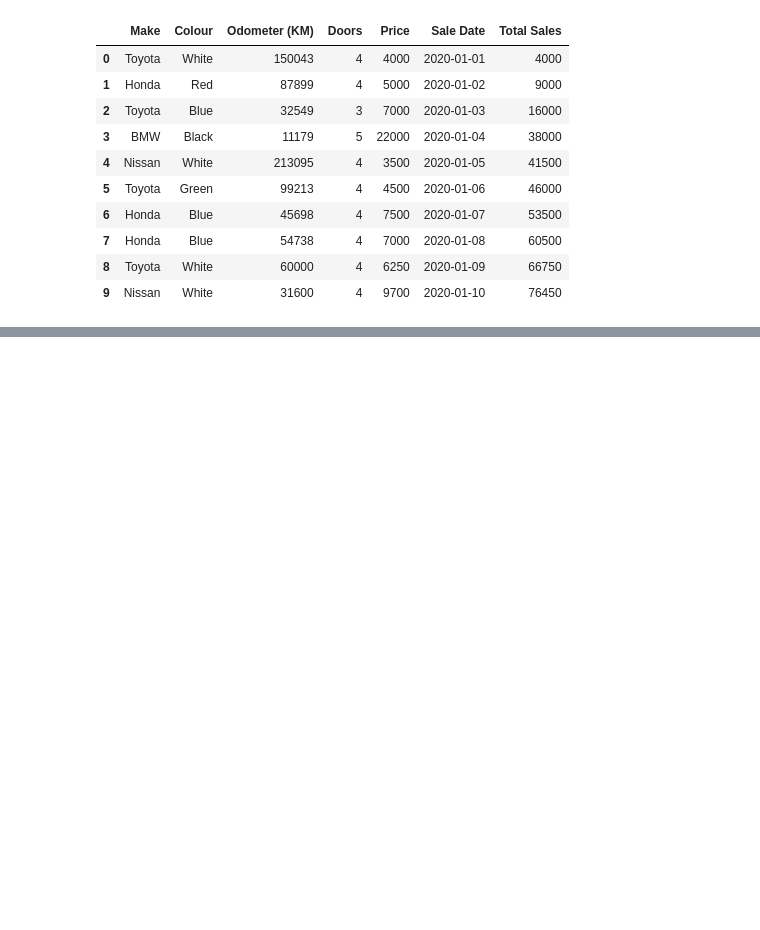
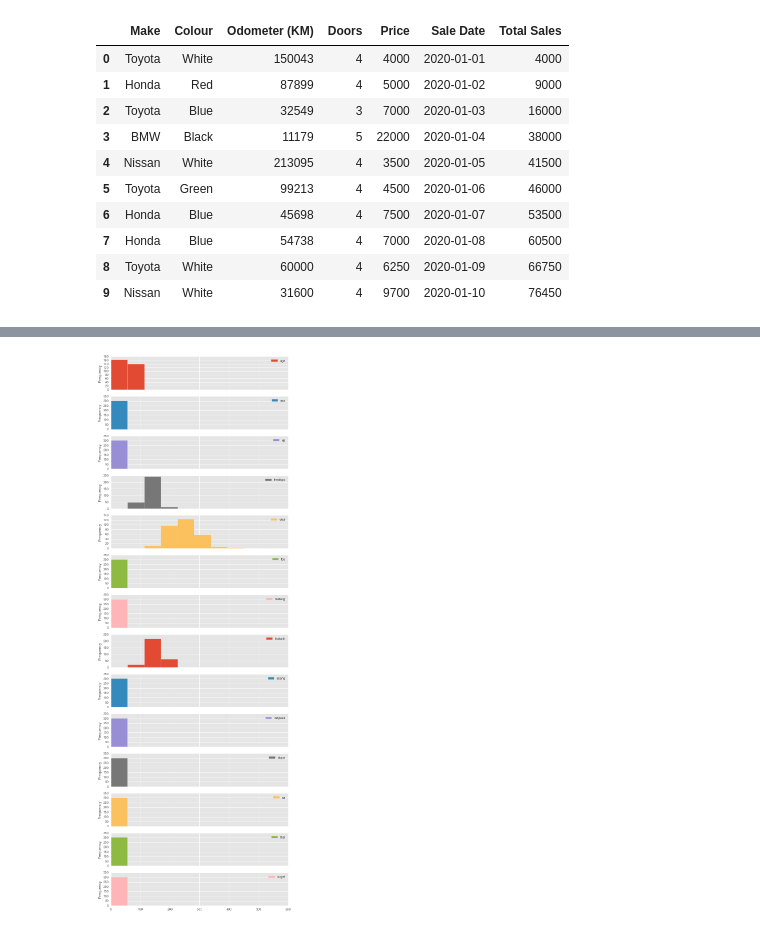
Before and after one commit to writer-nitesh/ML-and-Data-Science, a Jupyter notebook: learning_matplotlib.ipynb, the cells around one changed output, grey strips where cells are left out. Cells and saved outputs as stored; diff of their text form; code cells hidden in the pictures; blank space fills up the shorter version.

```diff
--- a/learning_matplotlib.ipynb
+++ b/learning_matplotlib.ipynb
@@ -363,0 +380,4 @@ df["Odometer (KM)"].plot.hist(bins=10);
+# %%
+heart_disease.plot.hist(subplots=True,figsize = (10,30));
+# %% [output]
+[figure, added]
```
Also changed, not shown: parts of 49 cells of this notebook, 4 other files.
